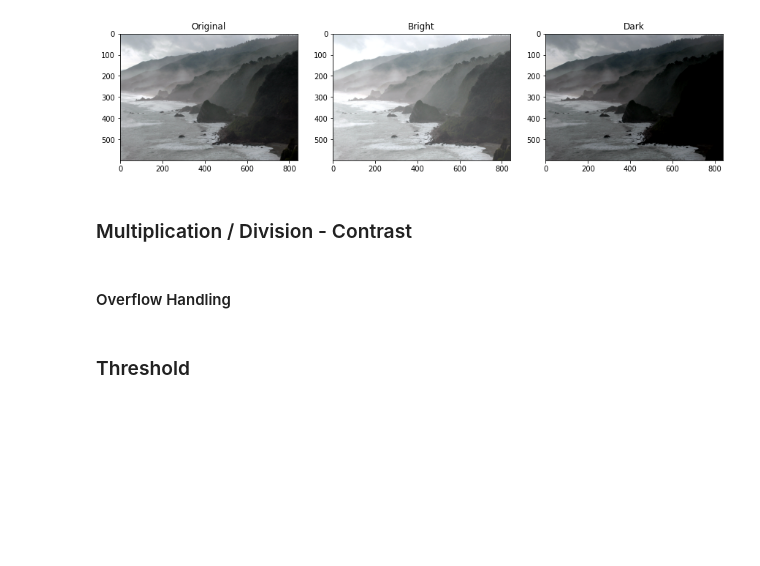
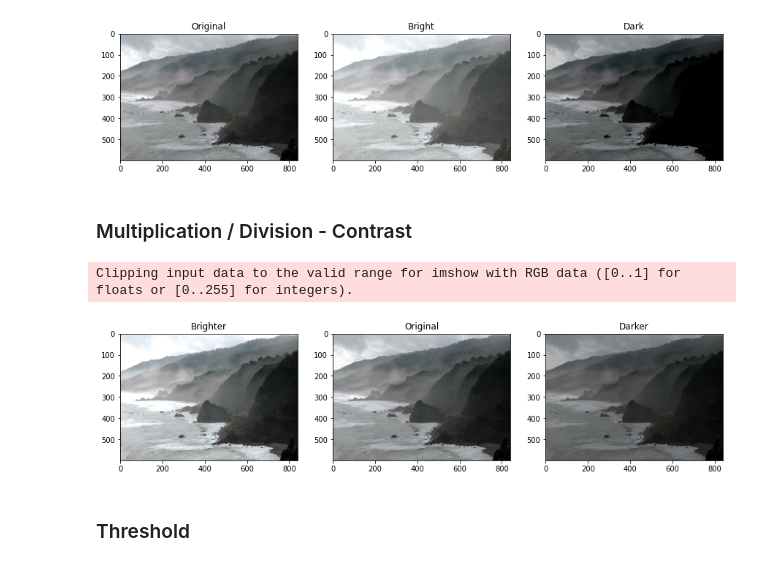
Before and after one commit to theNAFIZ/digital-image-processing-with-opencv, a Jupyter notebook: enhanchment.ipynb, the cells around one changed output. Cells and saved outputs as stored; diff of their text form; code cells hidden in the pictures; blank space fills up the shorter version.

```diff
--- a/enhanchment.ipynb
+++ b/enhanchment.ipynb
@@ -38,8 +38,32 @@ plt.show()
 [figure]
 # %% [markdown]
 ### Multiplication / Division - Contrast
-# %% [markdown]
-#### Overflow Handling
+# %%
+matrix1 = np.ones(image.shape) * 1.3
+matrix2 = np.ones(image.shape) * 0.7
+
+high = np.uint(cv2.multiply(np.float64(image), matrix1))
+low = np.uint(cv2.multiply(np.float64(image), matrix2))
+
+plt.figure(figsize=[20,10])
+
+
+plt.subplot(141)
+plt.title("Brighter")
+plt.imshow(high)
+
+plt.subplot(142)
+plt.title("Original")
+plt.imshow(image)
+
+plt.subplot(143)
+plt.title("Darker")
+plt.imshow(low)
+
+plt.show()
+# %% [output]
+Clipping input data to the valid range for imshow with RGB data ([0..1] for floats or [0..255] for integers).
+[figure, added]
 # %% [markdown]
 ### Threshold
 # %% [markdown]
```
